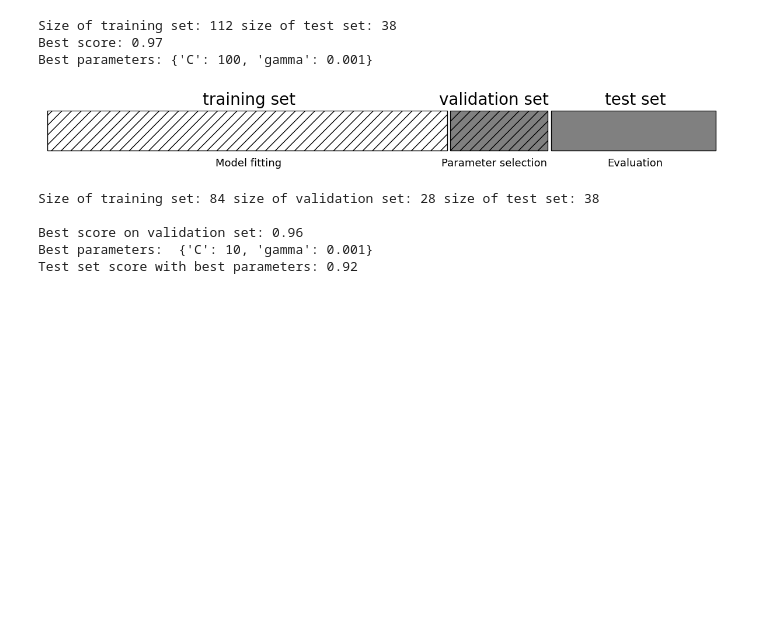
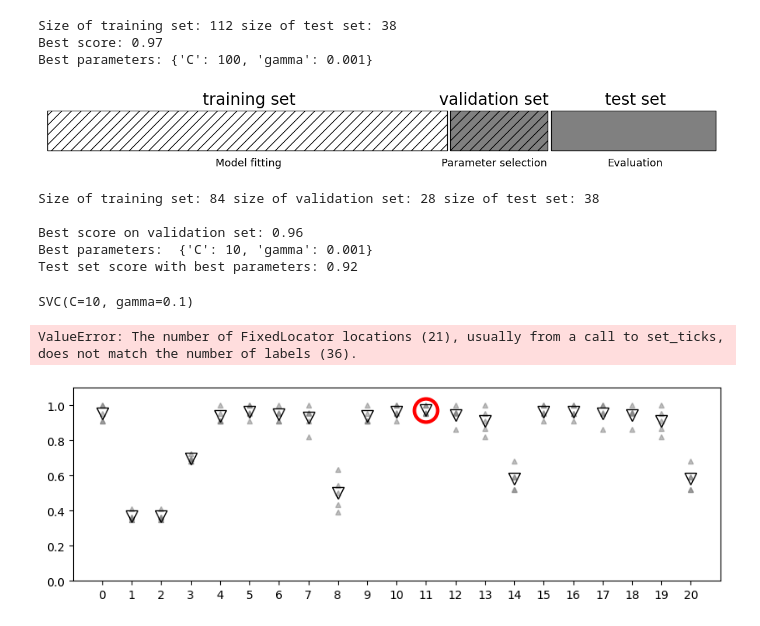
Before and after one commit to Yellow-BringtEast/python-study, a Jupyter notebook: 机器学习/python机器学习基础/chapter5.ipynb, the cells around one changed output. Saved outputs shown, nothing was run; the diff lists cells and outputs as text; code cells hidden in the pictures; blank space fills up the shorter version.

```diff
--- a/机器学习/python机器学习基础/chapter5.ipynb
+++ b/机器学习/python机器学习基础/chapter5.ipynb
@@ -208,3 +207,40 @@ Size of training set: 84 size of validation set: 28 size of test set: 38
 Best score on validation set: 0.96
 Best parameters:  {'C': 10, 'gamma': 0.001}
 Test set score with best parameters: 0.92
+# %%
+# 带交叉验证的网格搜索
+from sklearn.model_selection import cross_val_score
+from sklearn.datasets import load_iris
+from sklearn.svm import SVC
+from sklearn.model_selection import train_test_split
+
+iris = load_iris()
+X_trainval, X_test, y_trainval, y_test = train_test_split(iris.data, iris.target, random_state=0)
+
+best_score = 0
+for gamma in [0.001, 0.01, 0.1, 1, 10, 100]:
+    for C in [0.001, 0.01, 0.1, 1, 10, 100]:
+        # 对每种参数组合都训练一个SVC
+        svm = SVC(gamma=gamma, C=C)
+
+        # 执行交叉验证
+        scores = cross_val_score(svm, X_trainval, y_trainval, cv=5)
+
+        # 计算交叉验证的平均精度
+        score = np.mean(scores)
+
+        # 如果我们得到的更高的分数，则保存该分数和对应的参数
+        if score > best_score:
+            best_score = score
+            best_parameters = {'C': C, 'gamma': gamma}
+
+# 在训练+验证集上重新构建一个模型
+svm = SVC(**best_parameters)
+svm.fit(X_trainval, y_trainval)
+# %% [output]
+SVC(C=10, gamma=0.1)
+# %%
+mglearn.plots.plot_cross_val_selection()
+# %% [output]
+ValueError: The number of FixedLocator locations (21), usually from a call to set_ticks, does not match the number of labels (36).
+[figure, added]
```
Also changed, not shown: parts of 12 cells of this notebook.
